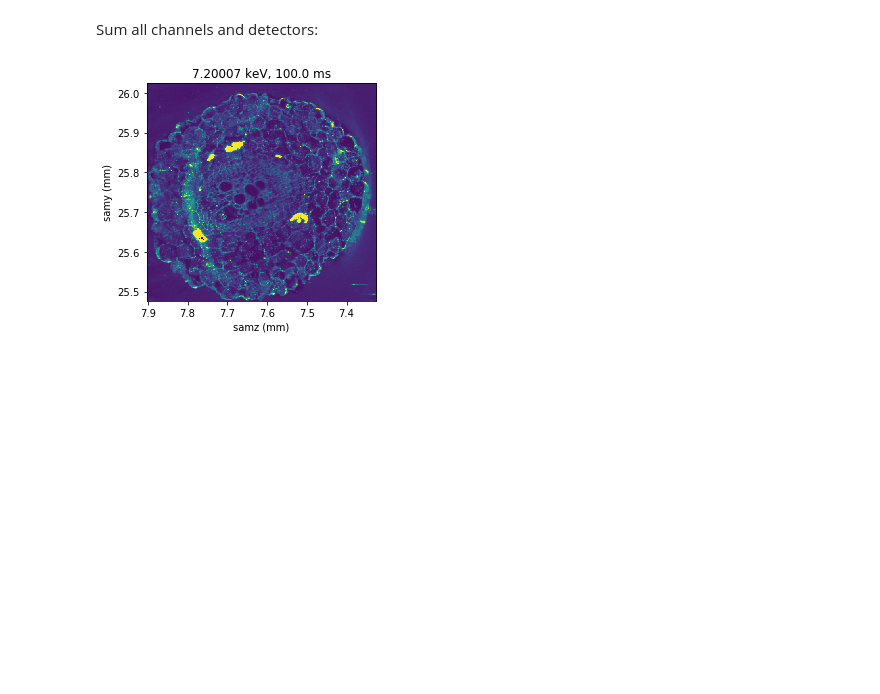
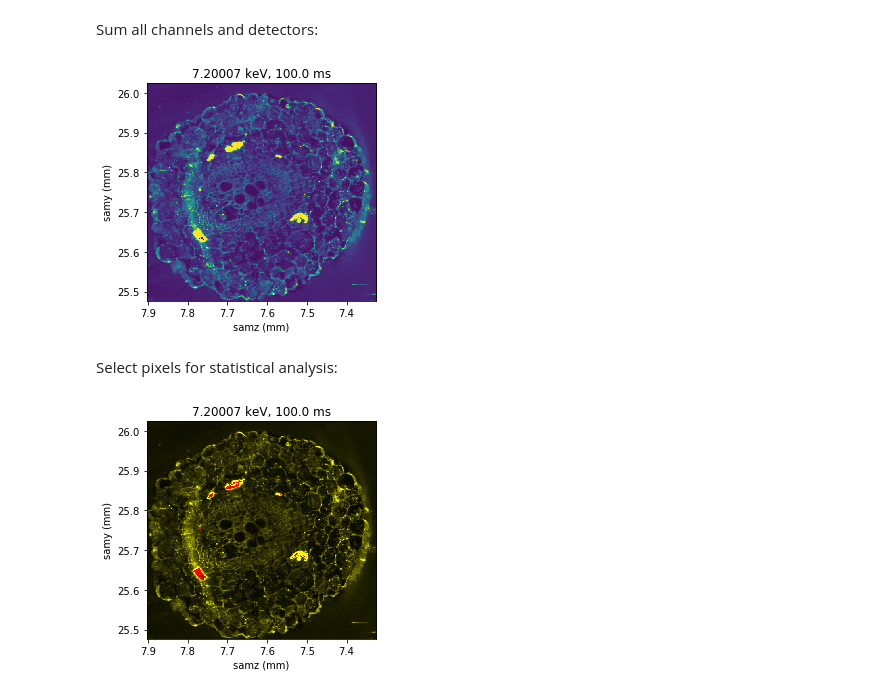
Before and after one commit to woutdenolf/spectrocrunch, a Jupyter notebook: doc/source/tutorials/xia.ipynb, the cells around one changed output. Cells and saved outputs as stored; diff of their text form; code cells hidden in the pictures; blank space fills up the shorter version.

```diff
--- a/doc/source/tutorials/xia.ipynb
+++ b/doc/source/tutorials/xia.ipynb
@@ -393,4 +407,26 @@ ax = imshow(plt,mcasum,ax0,ax1,rhi=0.1)
 tmp = ax.set_title(title)
 # %% [output]
 [figure]
+# %% [markdown]
+Select pixels for statistical analysis:
+# %%
+from skimage.filters import threshold_otsu
+
+img = mcasum.copy()
+imgsel = img.copy()
+mi = img.min()
+
+if True:
+    mask = (DT>0.05) & (DT<0.8)
+else:
+    img[DT>0.5] = mi
+    thres = threshold_otsu(img)
+    mask = img >= thres
+
+imgsel[~mask] = np.nan
+rgb = np.stack([img,imgsel,img*0],axis=-1)
+ax = imshow(plt,rgb,ax0,ax1,rhi=0.1)
+tmp = ax.set_title(title)
+# %% [output]
+[figure, added]
 # %% [markdown]
```
Also changed, not shown: parts of 16 cells of this notebook, 4 other files.
